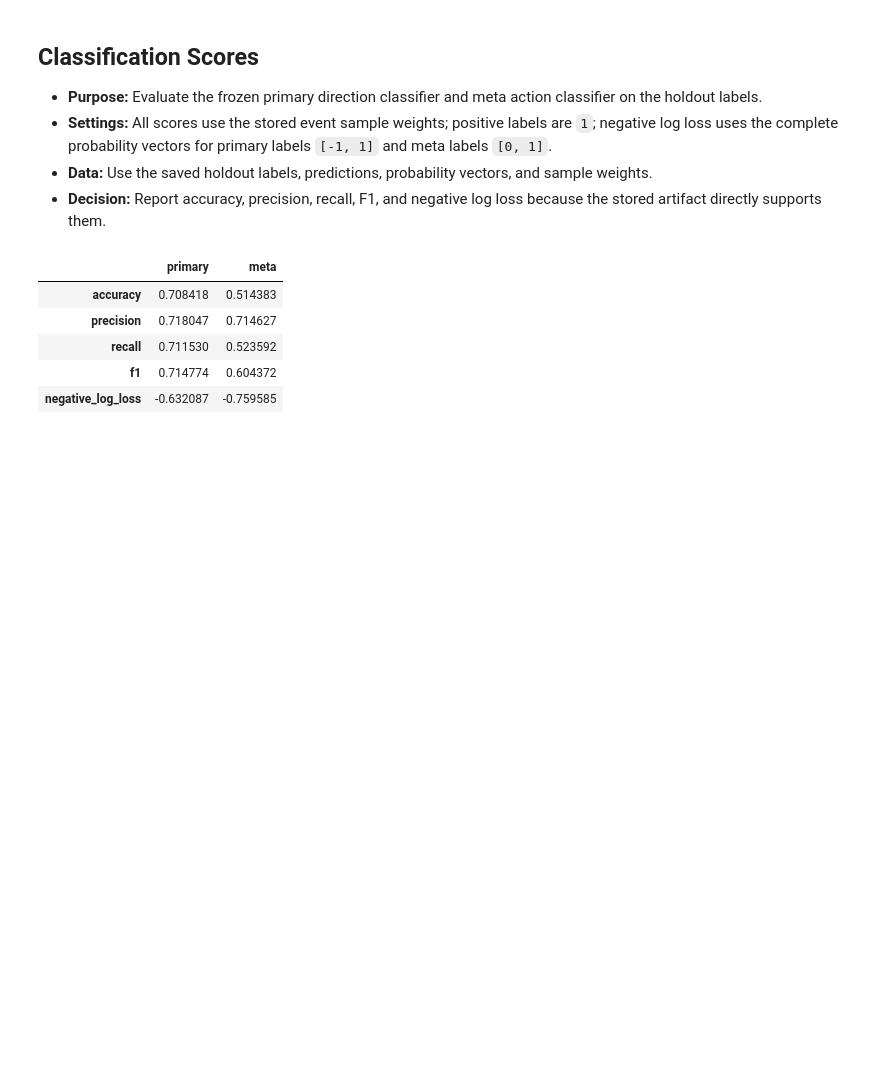
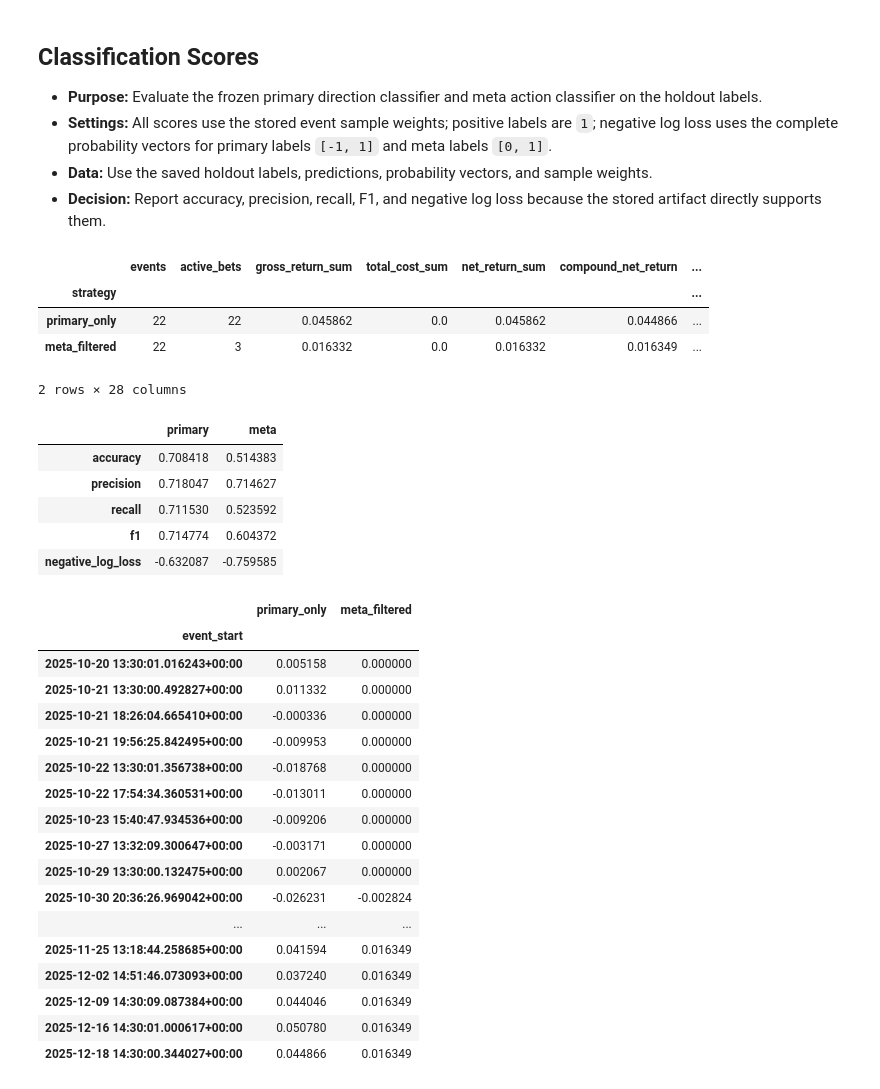
Before and after one commit to kwonjunhyuk9/financial-machine-learning, a Jupyter notebook: notebooks/model_backtesting/backtest_statistics.ipynb, the cells around one changed output. Saved outputs shown, nothing was run; the diff lists cells and outputs as text; code cells hidden in the pictures; blank space fills up the shorter version.

```diff
--- a/notebooks/model_backtesting/backtest_statistics.ipynb
+++ b/notebooks/model_backtesting/backtest_statistics.ipynb
@@ -285,43 +285,62 @@ for model, inputs in classification_inputs.items():
         ),
         "precision": ClassificationScores.precision(
             y_true, y_pred, sample_weight=holdout["sample_weight"]
         ),
         "recall": ClassificationScores.recall(
             y_true, y_pred, sample_weight=holdout["sample_weight"]
         ),
         "f1": ClassificationScores.f1_score(
             y_true, y_pred, sample_weight=holdout["sample_weight"]
         ),
         "negative_log_loss": ClassificationScores.negative_log_loss(
             y_true,
             inputs["y_pred_proba"],
             labels=inputs["labels"],
             sample_weight=holdout["sample_weight"],
         ),
     }
 
 classification = pd.DataFrame(classification_columns)
 
 statistics = (
     performance
     .join(general_characteristics)
     .join(runs)
     .join(implementation_shortfall)
     .join(efficiency)
 )
-statistics.to_parquet(result_dir / "backtest_statistics.parquet")
-classification.to_parquet(
-    result_dir / "classification_statistics.parquet"
-)
-pd.DataFrame(wealth).sub(1.0).to_parquet(
-    result_dir / "holdout_cumulative_returns.parquet"
-)
+cumulative_returns = pd.DataFrame(wealth).sub(1.0)
 
+display(statistics)
 display(classification)
+display(cumulative_returns)
 # %% [output]
-|  | primary | meta |
-| accuracy | 0.708418 | 0.514383 |
-| precision | 0.718047 | 0.714627 |
-| recall | 0.711530 | 0.523592 |
-| f1 | 0.714774 | 0.604372 |
-| negative_log_loss | -0.632087 | -0.759585 |
+|  | events | active_bets | gross_return_sum | total_cost_sum | net_return_sum | compound_net_return | ... |
+| strategy |  |  |  |  |  |  | ... |
+| primary_only | 22 | 22 | 0.045862 | 0.0 | 0.045862 | 0.044866 | ... |
+| meta_filtered | 22 | 3 | 0.016332 | 0.0 | 0.016332 | 0.016349 | ... |
+2 rows × 28 columns
+|  | primary | meta |
+| accuracy | 0.708418 | 0.514383 |
+| precision | 0.718047 | 0.714627 |
+| recall | 0.711530 | 0.523592 |
+| f1 | 0.714774 | 0.604372 |
+| negative_log_loss | -0.632087 | -0.759585 |
+|  | primary_only | meta_filtered |
+| event_start |  |  |
+| 2025-10-20 13:30:01.016243+00:00 | 0.005158 | 0.000000 |
+| 2025-10-21 13:30:00.492827+00:00 | 0.011332 | 0.000000 |
+| 2025-10-21 18:26:04.665410+00:00 | -0.000336 | 0.000000 |
+| 2025-10-21 19:56:25.842495+00:00 | -0.009953 | 0.000000 |
+| 2025-10-22 13:30:01.356738+00:00 | -0.018768 | 0.000000 |
+| 2025-10-22 17:54:34.360531+00:00 | -0.013011 | 0.000000 |
+| 2025-10-23 15:40:47.934536+00:00 | -0.009206 | 0.000000 |
+| 2025-10-27 13:32:09.300647+00:00 | -0.003171 | 0.000000 |
+| 2025-10-29 13:30:00.132475+00:00 | 0.002067 | 0.000000 |
+| 2025-10-30 20:36:26.969042+00:00 | -0.026231 | -0.002824 |
+| ... | ... | ... |
+| 2025-11-25 13:18:44.258685+00:00 | 0.041594 | 0.016349 |
+| 2025-12-02 14:51:46.073093+00:00 | 0.037240 | 0.016349 |
+| 2025-12-09 14:30:09.087384+00:00 | 0.044046 | 0.016349 |
+| 2025-12-16 14:30:01.000617+00:00 | 0.050780 | 0.016349 |
+| 2025-12-18 14:30:00.344027+00:00 | 0.044866 | 0.016349 |
```
Also changed, not shown: 20 other files.
